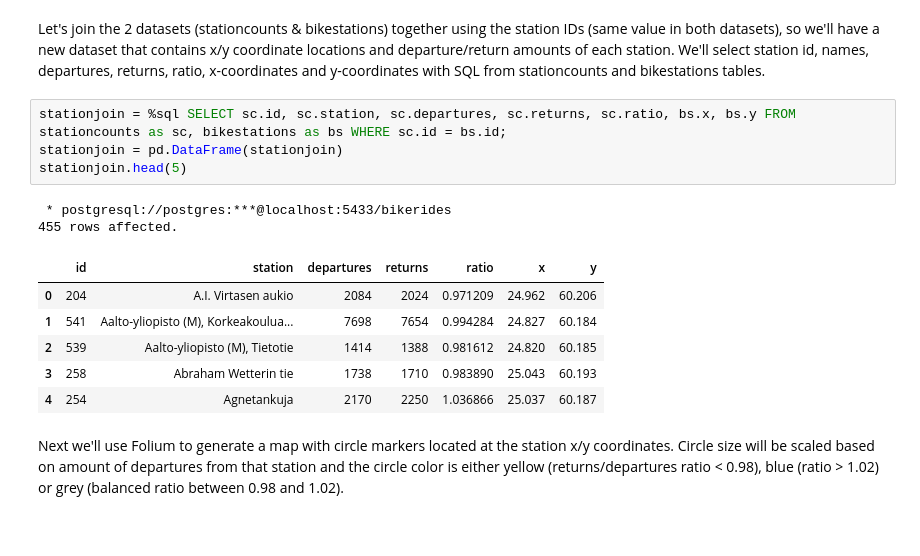
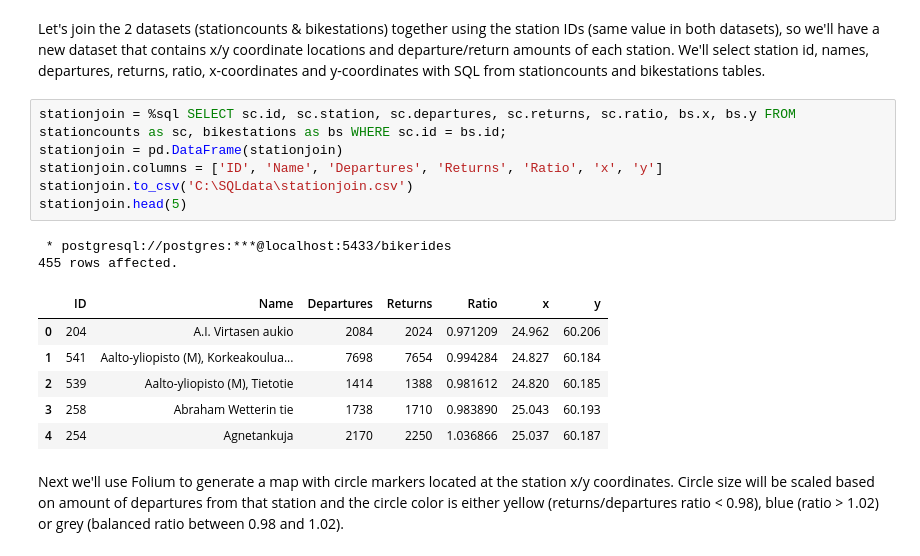
Before and after one commit to Khardos/Portfolio, a Jupyter notebook: HSL city bike rides.ipynb, the cells around one changed output. Drawn from its saved outputs; the diff is of its cells as text.

```diff
--- a/HSL city bike rides.ipynb
+++ b/HSL city bike rides.ipynb
@@ -456,11 +456,13 @@ Let's join the 2 datasets (stationcounts & bikestations) together using the stat
 # %%
 stationjoin = %sql SELECT sc.id, sc.station, sc.departures, sc.returns, sc.ratio, bs.x, bs.y FROM stationcounts as sc, bikestations as bs WHERE sc.id = bs.id;
 stationjoin = pd.DataFrame(stationjoin)
+stationjoin.columns = ['ID', 'Name', 'Departures', 'Returns', 'Ratio', 'x', 'y']
+stationjoin.to_csv('C:\SQLdata\stationjoin.csv')
 stationjoin.head(5)
 # %% [output]
  * postgresql://postgres:***@localhost:5433/bikerides
 455 rows affected.
-|  | id | station | departures | returns | ratio | x | y |
+|  | ID | Name | Departures | Returns | Ratio | x | y |
 | 0 | 204 | A.I. Virtasen aukio | 2084 | 2024 | 0.971209 | 24.962 | 60.206 |
 | 1 | 541 | Aalto-yliopisto (M), Korkeakoulua... | 7698 | 7654 | 0.994284 | 24.827 | 60.184 |
 | 2 | 539 | Aalto-yliopisto (M), Tietotie | 1414 | 1388 | 0.981612 | 24.820 | 60.185 |
```
Also changed, not shown: parts of 4 cells of this notebook.
